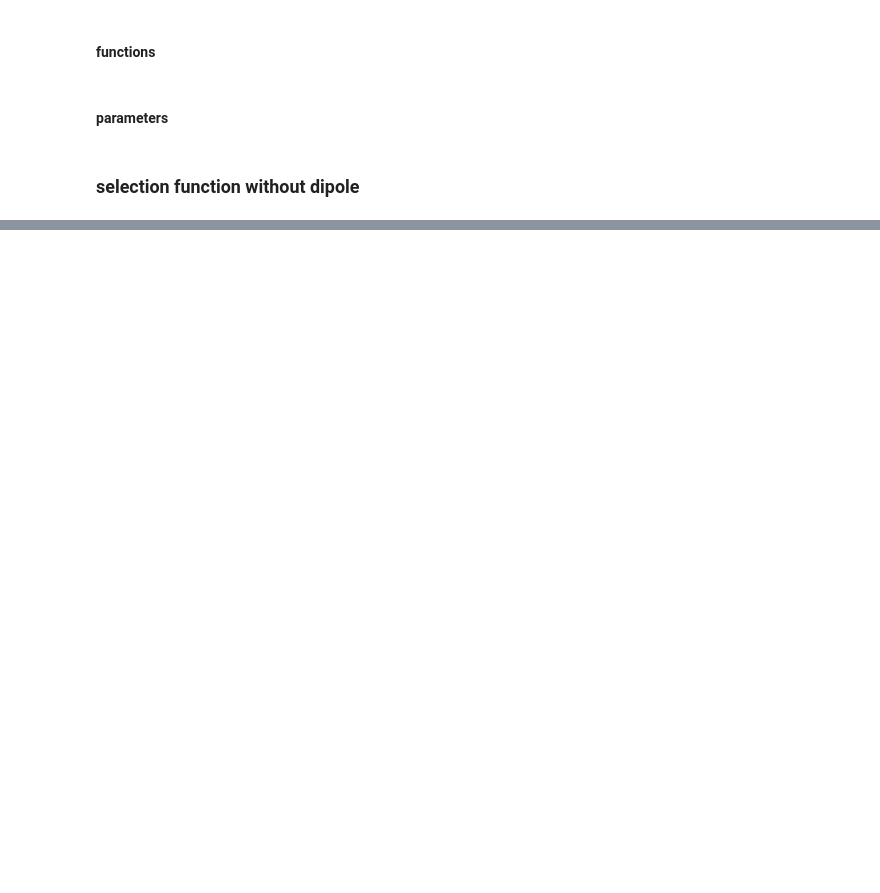
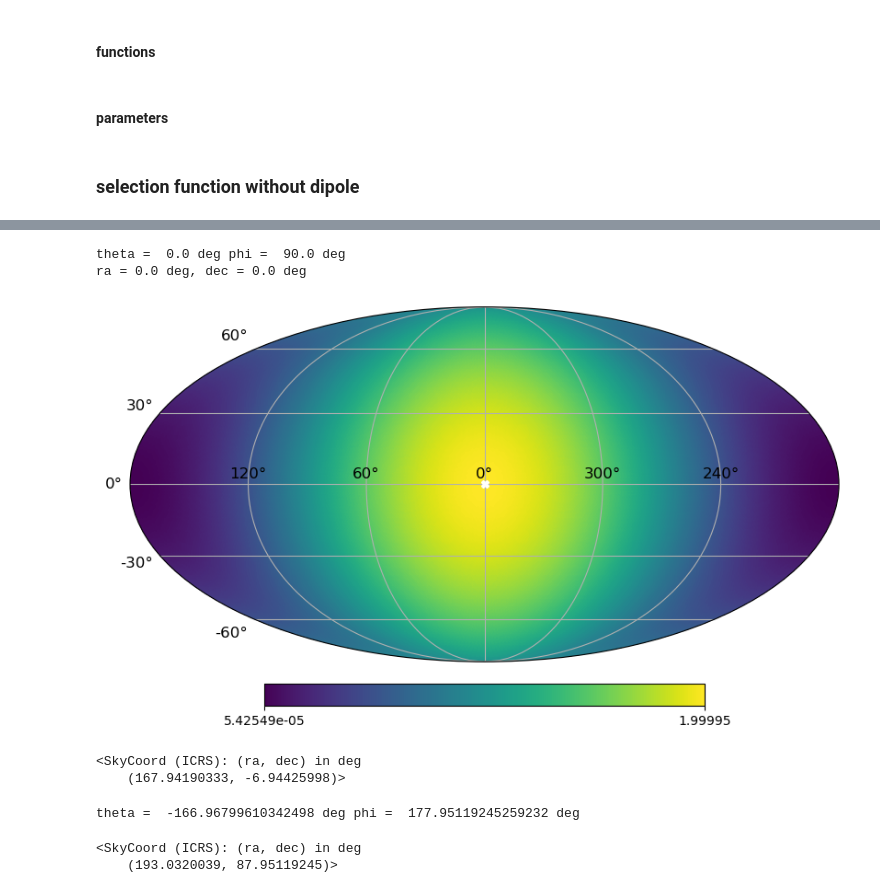
Before and after one commit to abbyw24/lss-dipoles, a Jupyter notebook: notebooks/selfunc_with_dipole_13-6-23.ipynb, the cells around one changed output, grey strips where cells are left out. Drawn from its saved outputs; the diff is of its cells as text; code cells hidden in the pictures; blank space fills up the shorter version.

```diff
--- a/notebooks/selfunc_with_dipole_13-6-23.ipynb
+++ b/notebooks/selfunc_with_dipole_13-6-23.ipynb
@@ -75,0 +85,56 @@ Text(0.5, 1.0, 'Selection function (dipole - no dipole) (first 1000 pixels)')
+# %%
+def plot_coord(theta, phi, frame='galactic', **kwargs):
+    if type(theta)==u.quantity.Quantity:
+        theta = theta.value
+    if type(phi)==u.quantity.Quantity:
+        phi = phi.value
+    # check that input (theta,phi) have correct domain
+    assert (phi >= 0) & (phi <= np.pi), "phi must be between 0 and pi"
+    assert (theta >= -np.pi) & (theta <= np.pi), "theta must be between -pi and pi"
+    # SkyCoord defines phi differently, from -pi to pi; fix this for the input
+    phi -= np.pi/2
+    coord = SkyCoord(theta, phi, unit=u.radian, frame='icrs')
+    # plot (keeping in mind that theta and phi are switched for longitude and latitude)
+    if frame=='galactic':
+        b = coord.galactic.b.to('radian')
+        l = coord.galactic.l.to('radian')
+        print(f"b = {b.to('deg')}, l = {l.to('deg')}")
+        newprojplot(b, l.wrap_at(np.pi*u.radian), **kwargs)
+    elif frame=='icrs':
+        dec = coord.dec.to('radian')
+        ra = coord.ra.to('radian')
+        print(f"ra = {ra.to('deg')}, dec = {dec.to('deg')}")
+        newprojplot(dec+np.pi/2*u.radian, ra, **kwargs)
+    else:
+        assert False, "'frame' must be 'galactic' or 'icrs'"
+# %%
+# sanity check on dipole amplitudes
+testamps = [1,1,0,0]
+theta, phi = xyz_to_thetaphi(testamps[1:])*u.radian
+print("theta = ", theta.to('deg'), "phi = ", phi.to('deg'))
+plot_map(dipole_map(testamps), coord=['E'], rot=(0,0,0))
+plot_coord(theta, phi, frame='icrs', marker='X', color='white')
+# %% [output]
+theta =  0.0 deg phi =  90.0 deg
+ra = 0.0 deg, dec = 0.0 deg
+[figure, added]
+# %%
+# CMB dipole
+dip_cmb = SkyCoord(264.021, 48.253, unit=u.deg, frame='galactic')
+dip_cmb.icrs
+# %% [output]
+<SkyCoord (ICRS): (ra, dec) in deg
+    (167.94190333, -6.94425998)>
+# %%
+# recovered dipole
+theta, phi = xyz_to_thetaphi(dipoleamps[1:])*u.radian
+print("theta = ", theta.to('deg'), "phi = ", phi.to('deg'))
+ra, dec = theta, phi-np.pi/2*u.radian
+dip_quaia = SkyCoord(ra, dec, unit=u.radian, frame='icrs')
+# %% [output]
+theta =  -166.96799610342498 deg phi =  177.95119245259232 deg
+# %%
+dip_quaia
+# %% [output]
+<SkyCoord (ICRS): (ra, dec) in deg
+    (193.0320039, 87.95119245)>
```
Also changed, not shown: parts of 13 cells of this notebook, 1 other file.
